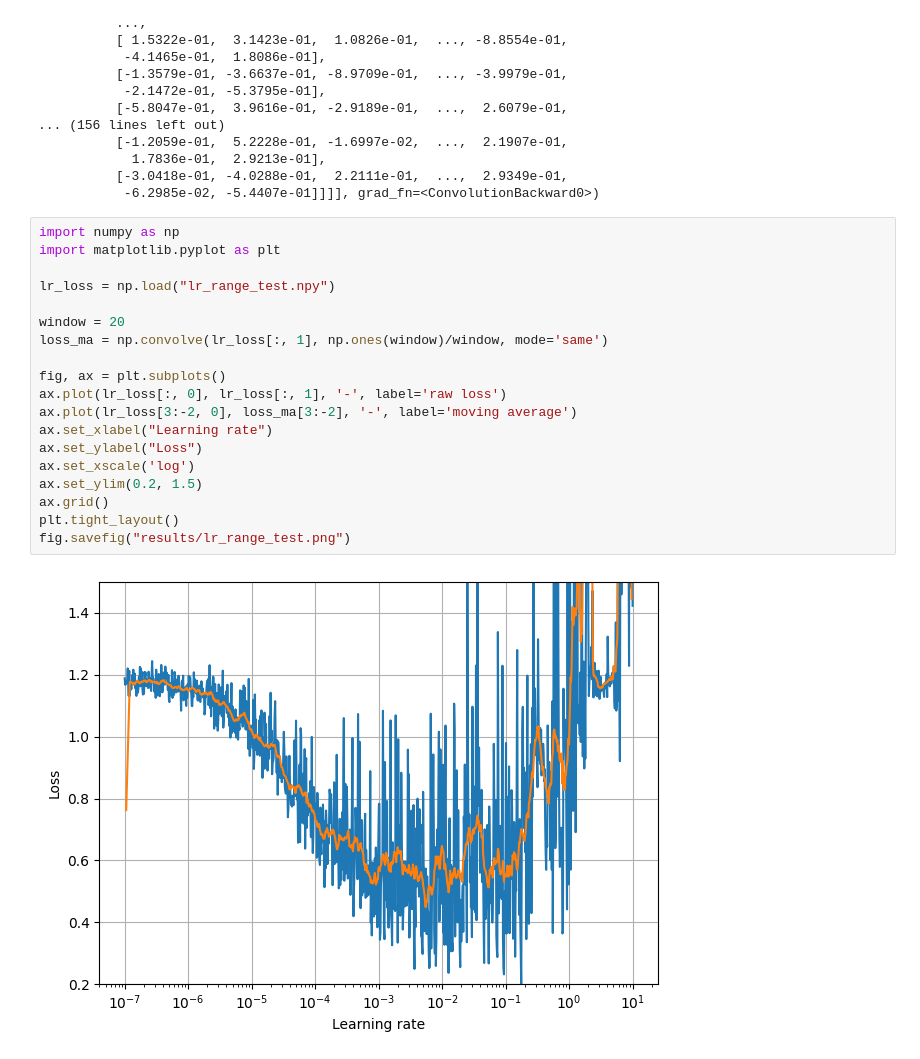
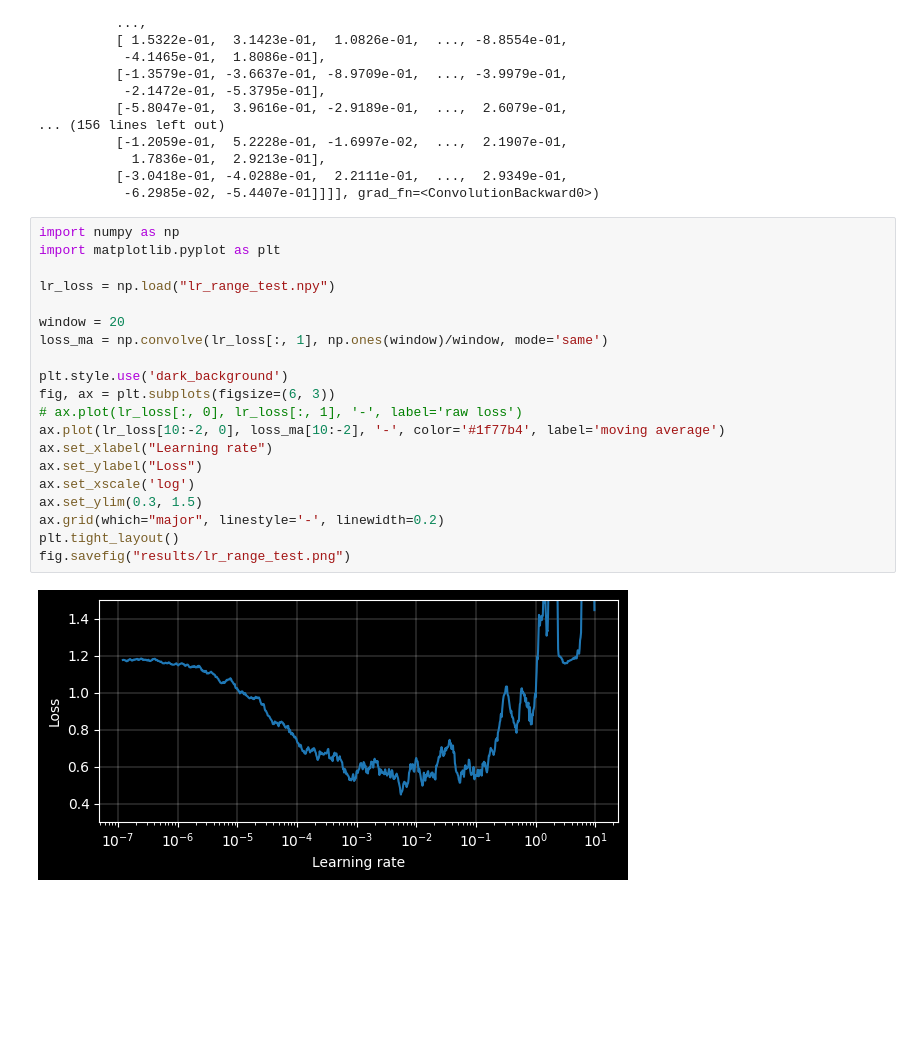
Before and after one commit to trujilloRJ/lane-detection, a Jupyter notebook: sandbox.ipynb, the cells around one changed output. Cells and saved outputs as stored; diff of their text form; blank space fills up the shorter version.

```diff
--- a/sandbox.ipynb
+++ b/sandbox.ipynb
@@ -54,21 +54,22 @@ tensor([[[[-7.9552e-02,  1.9379e-01,  4.9164e-01,  ..., -3.5606e-01,
 # %%
 import numpy as np
 import matplotlib.pyplot as plt
 
 lr_loss = np.load("lr_range_test.npy")
 
 window = 20
 loss_ma = np.convolve(lr_loss[:, 1], np.ones(window)/window, mode='same')
 
-fig, ax = plt.subplots()
-ax.plot(lr_loss[:, 0], lr_loss[:, 1], '-', label='raw loss')
-ax.plot(lr_loss[3:-2, 0], loss_ma[3:-2], '-', label='moving average')
+plt.style.use('dark_background')
+fig, ax = plt.subplots(figsize=(6, 3))
+# ax.plot(lr_loss[:, 0], lr_loss[:, 1], '-', label='raw loss')
+ax.plot(lr_loss[10:-2, 0], loss_ma[10:-2], '-', color='#1f77b4', label='moving average')
 ax.set_xlabel("Learning rate")
 ax.set_ylabel("Loss")
 ax.set_xscale('log')
-ax.set_ylim(0.2, 1.5)
-ax.grid()
+ax.set_ylim(0.3, 1.5)
+ax.grid(which="major", linestyle='-', linewidth=0.2)
 plt.tight_layout()
 fig.savefig("results/lr_range_test.png")
 # %% [output]
-[figure, old version]
+[figure, new version]
```
Also changed, not shown: 7 other files.
